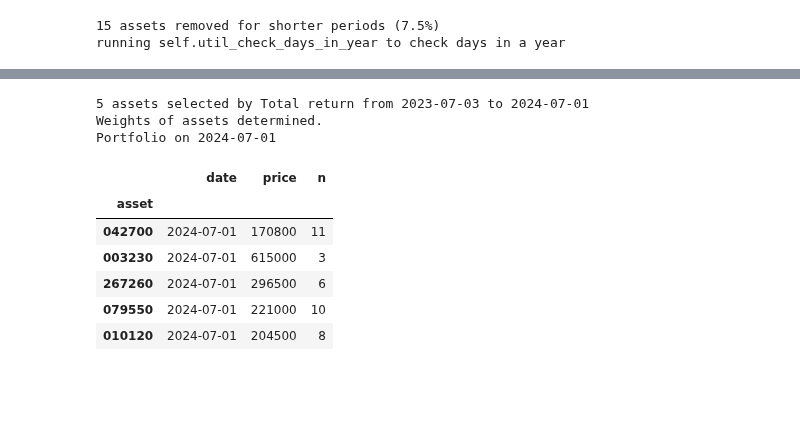
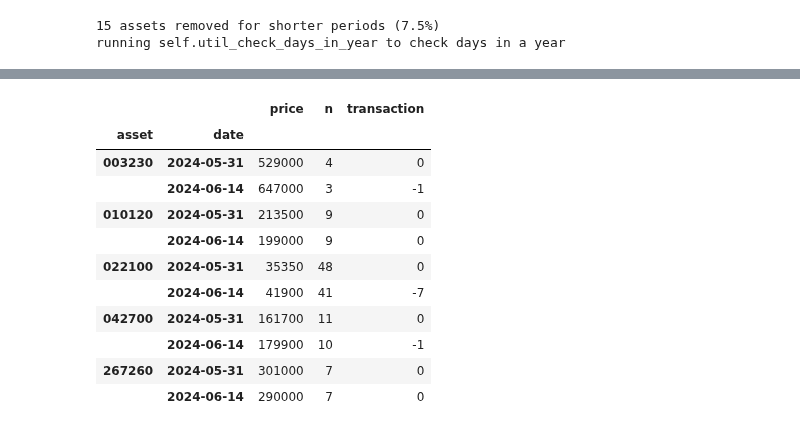
Before and after one commit to lbk209/portfolio, a Jupyter notebook: Asset_Management.ipynb, the cells around one changed output, grey strips where cells are left out. Drawn from its saved outputs; the diff is of its cells as text; code cells hidden in the pictures; blank space fills up the shorter version.

```diff
--- a/Asset_Management.ipynb
+++ b/Asset_Management.ipynb
@@ -747,16 +722,15 @@ Portfolio on 2024-05-31
-# %%
-pf_k200.select('2024-07-01')
-pf_k200.weigh()
-bal2 = pf_k200.balance()
-bal2
-# %% [output]
-5 assets selected by Total return from 2023-07-03 to 2024-07-01
-Weights of assets determined.
-Portfolio on 2024-07-01
-|  | date | price | n |
-| asset |  |  |  |
-| 042700 | 2024-07-01 | 170800 | 11 |
-| 003230 | 2024-07-01 | 615000 | 3 |
-| 267260 | 2024-07-01 | 296500 | 6 |
-| 079550 | 2024-07-01 | 221000 | 10 |
-| 010120 | 2024-07-01 | 204500 | 8 |
+# %%
+b2
+# %% [output]
+|  |  | price | n | transaction |
+| asset | date |  |  |  |
+| 003230 | 2024-05-31 | 529000 | 4 | 0 |
+|  | 2024-06-14 | 647000 | 3 | -1 |
+| 010120 | 2024-05-31 | 213500 | 9 | 0 |
+|  | 2024-06-14 | 199000 | 9 | 0 |
+| 022100 | 2024-05-31 | 35350 | 48 | 0 |
+|  | 2024-06-14 | 41900 | 41 | -7 |
+| 042700 | 2024-05-31 | 161700 | 11 | 0 |
+|  | 2024-06-14 | 179900 | 10 | -1 |
+| 267260 | 2024-05-31 | 301000 | 7 | 0 |
+|  | 2024-06-14 | 290000 | 7 | 0 |
```
Also changed, not shown: parts of 8 cells of this notebook, 1 other file.
